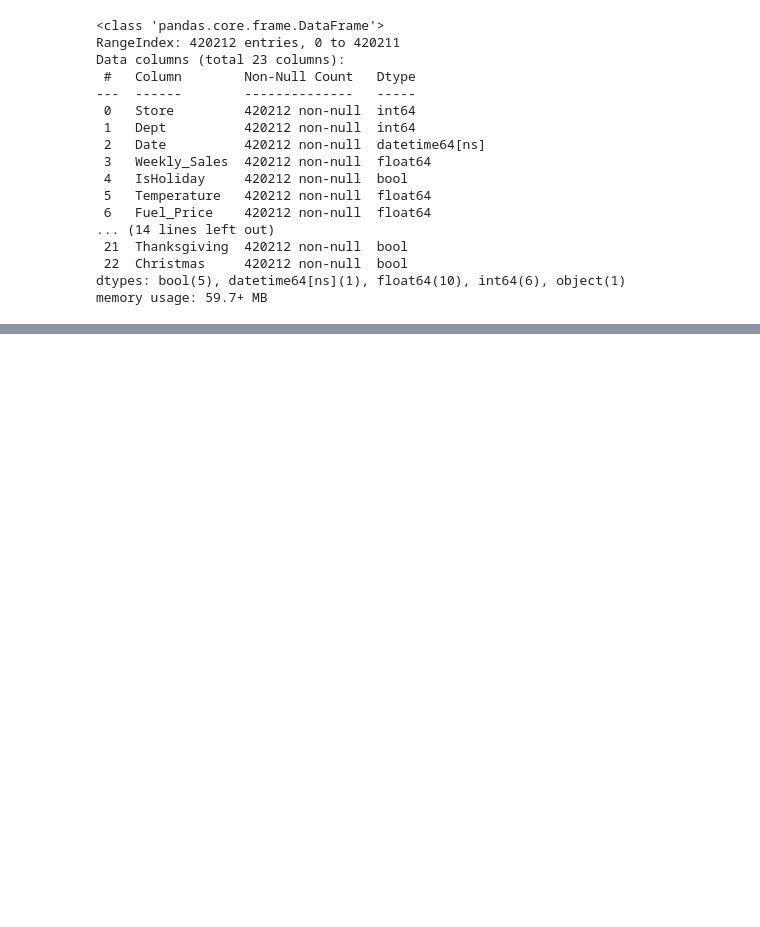
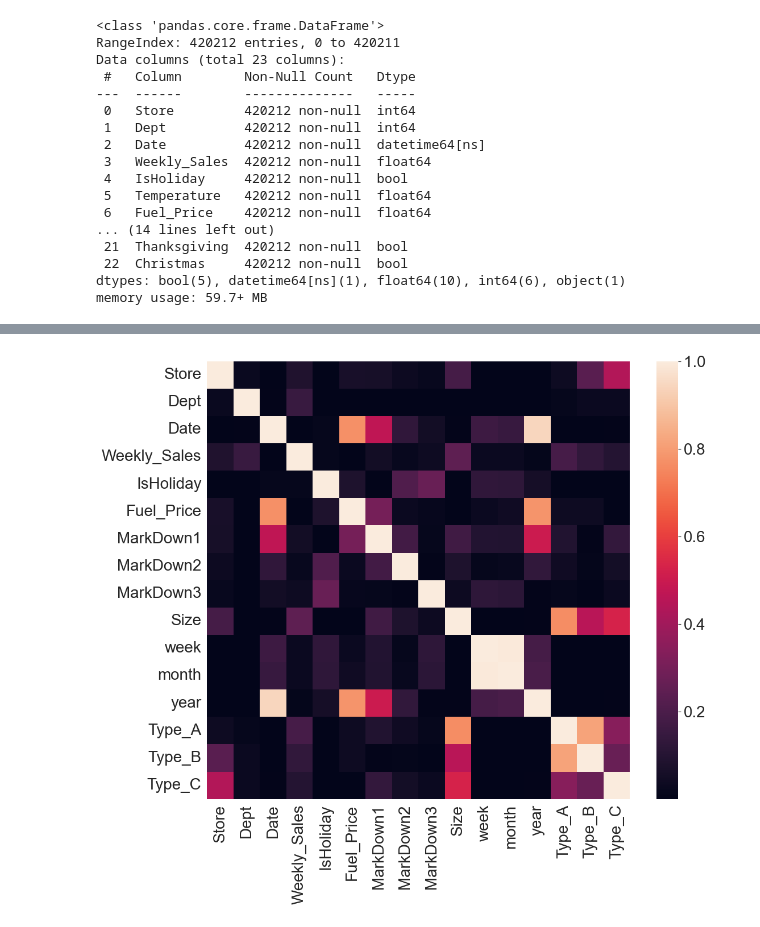
Before and after one commit to rabin20-04/ML-Algorithms, a Jupyter notebook: Retail Sales Forecasting/Retail_Sales_Forecasting_Walmart.ipynb, the cells around one changed output, grey strips where cells are left out. Cells and saved outputs as stored; diff of their text form; code cells hidden in the pictures; blank space fills up the shorter version.

```diff
--- a/Retail Sales Forecasting/Retail_Sales_Forecasting_Walmart.ipynb
+++ b/Retail Sales Forecasting/Retail_Sales_Forecasting_Walmart.ipynb
@@ -881,0 +944,9 @@ memory usage: 59.7+ MB
+# %%
+drop_col = ['Temperature','MarkDown4','MarkDown5','CPI','Unemployment']
+df_new.drop(drop_col, axis=1, inplace=True) # dropping columns
+# %%
+plt.figure(figsize = (12,10))
+sns.heatmap(df_new.corr().abs())    # To see the correlations without dropping columns
+plt.show()
+# %% [output]
+[figure, added]
```
Also changed, not shown: parts of 49 cells of this notebook, 3 other files.
